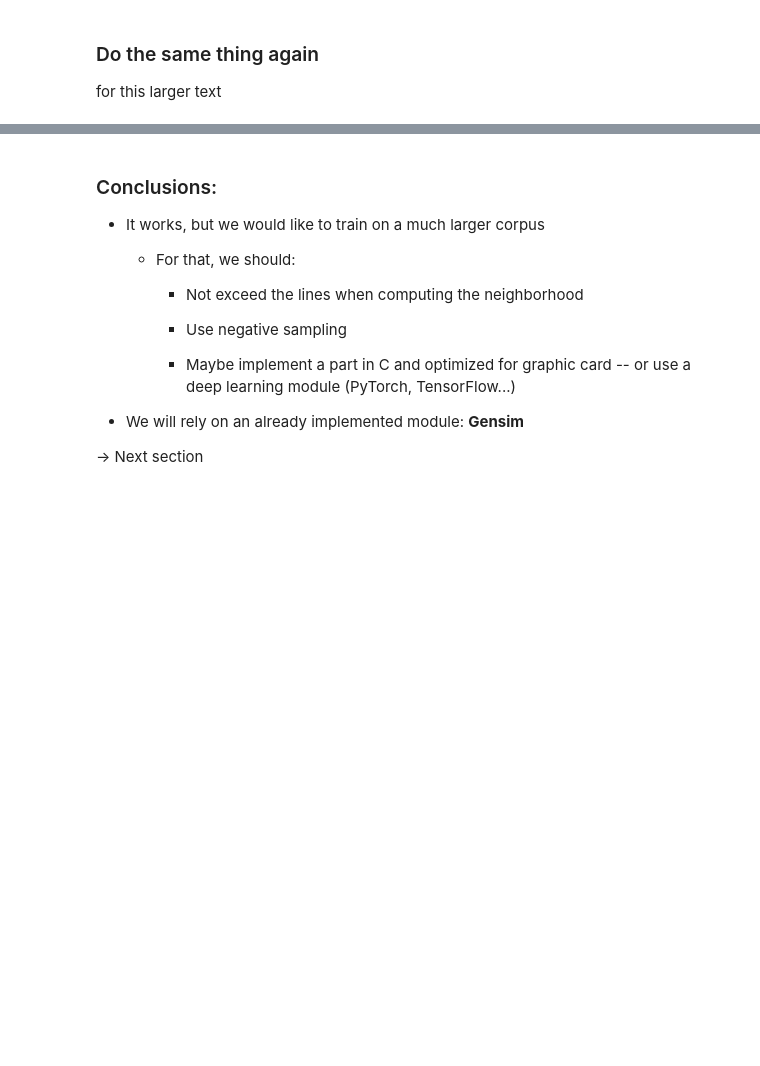
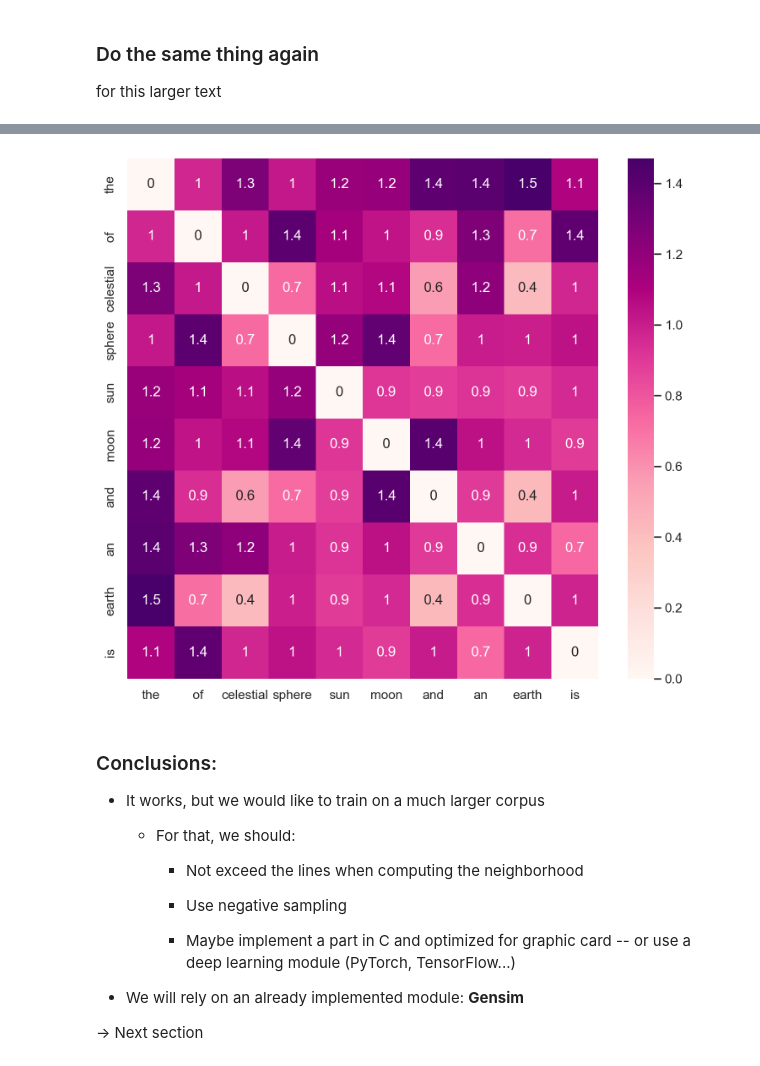
Before and after one commit to jlopetegui98/HandsOn-NLP, a Jupyter notebook: TP4/HoNLP-week4.ipynb, the cells around one changed output, grey strips where cells are left out. Saved outputs shown, nothing was run; the diff lists cells and outputs as text; code cells hidden in the pictures; blank space fills up the shorter version.

```diff
--- a/TP4/HoNLP-week4.ipynb
+++ b/TP4/HoNLP-week4.ipynb
@@ -86,12 +86,15 @@ pprint(tokenize(TOY_CORPUS), compact=True)
 # %%
 def build_vocab(tokens, show_df=False):
     """
-    🚧 TODO:
-    describe types of input and output of this function
-    tokens:
-    vocab:
-    voc2id:
-    end TODO
+    Builds a vocabulary and a mapping from tokens to indices from a given list of tokens.
+
+    Parameters:
+    - tokens (List[str] or Iterable[str]): A sequence of tokens from which the vocabulary will be built.
+    - show_df (bool, optional): A flag to determine whether to display a DataFrame containing the tokens and their counts. Defaults to False.
+
+    Returns:
+    - vocab (List[str]): A list of unique tokens (vocabulary) ordered by frequency in descending order.
+    - voc2idx (Dict[str, int]): A dictionary mapping each token to its index in the vocabulary.
     """
     df = pd.DataFrame(Counter(tokens).most_common(), columns=["token", "count"])
     if show_df:
@@ -746,11 +907,16 @@ plot_embedding(parameters["EMBS"], voc2idx.values(), vocab)
 # %%
 # very (!) slow and not very telling as it is.
-# optional TODO : who can reduce the heatmap to a few frequent words?
+
+word_freq = Counter(tokens)
+most_freq_words = [word for word, freq in word_freq.most_common(10)]
+most_freq_inds = [voc2idx[word] for word in most_freq_words]
 
 cos_dists = scipy.spatial.distance.cdist(
-    parameters["best_embeddings"], parameters["best_embeddings"], "cosine"
+    parameters["EMBS"][most_freq_inds], parameters["EMBS"][most_freq_inds], "cosine"
 )
-costs_heatmap(cos_dists, vocab)
+costs_heatmap(cos_dists, most_freq_words)
+# %% [output]
+[figure, added]
 # %% [markdown]
 ### Conclusions:
 
```
Also changed, not shown: parts of 33 cells of this notebook.
